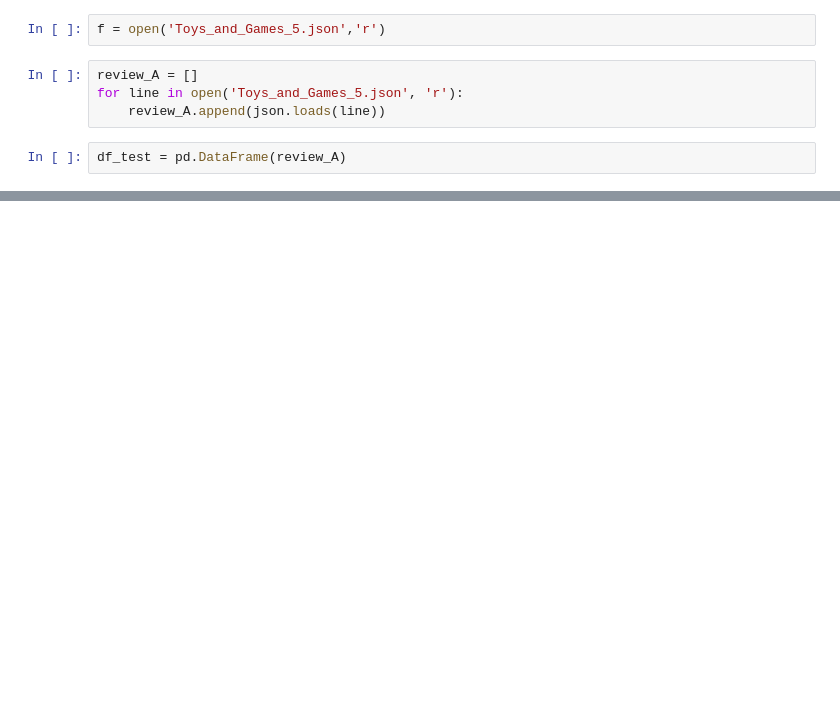
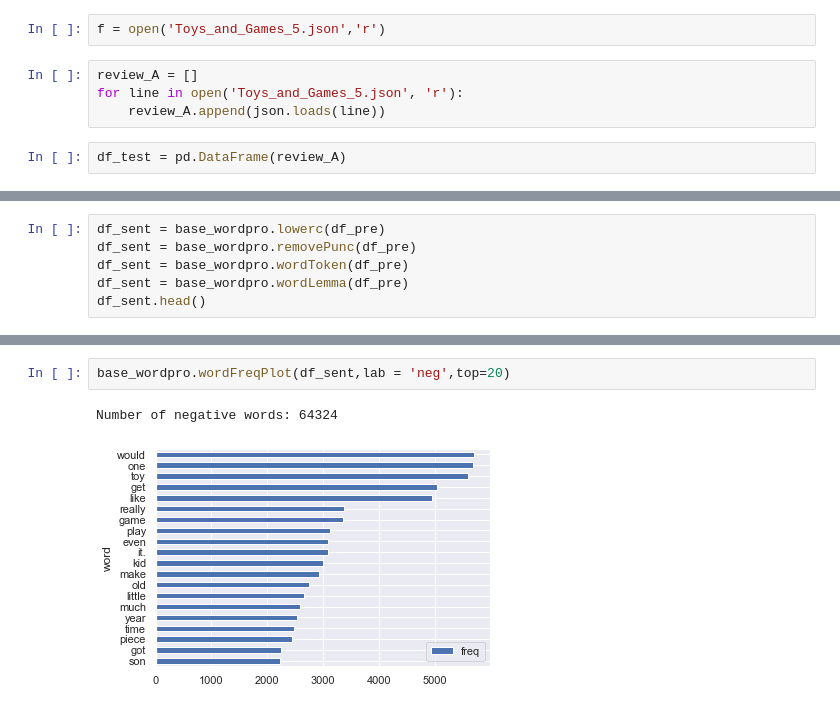
Before and after one commit to siuol456/NLPResearch, a Jupyter notebook: PreProcessing & EDA/EDA_ngram.ipynb, the cells around one changed output, grey strips where cells are left out. Saved outputs shown, nothing was run; the diff lists cells and outputs as text; blank space fills up the shorter version.

```diff
--- a/PreProcessing & EDA/EDA_ngram.ipynb
+++ b/PreProcessing & EDA/EDA_ngram.ipynb
@@ -82,0 +82,6 @@ plt.show()
+# %%
+df_sent = base_wordpro.lowerc(df_pre)
+df_sent = base_wordpro.removePunc(df_pre)
+df_sent = base_wordpro.wordToken(df_pre)
+df_sent = base_wordpro.wordLemma(df_pre)
+df_sent.head()
@@ -82,0 +95,5 @@ plt.show()
+# %%
+base_wordpro.wordFreqPlot(df_sent,lab = 'neg',top=20)
+# %% [output]
+Number of negative words: 64324
+[figure, added]
```
Also changed, not shown: parts of 12 cells of this notebook, 1 other file.
